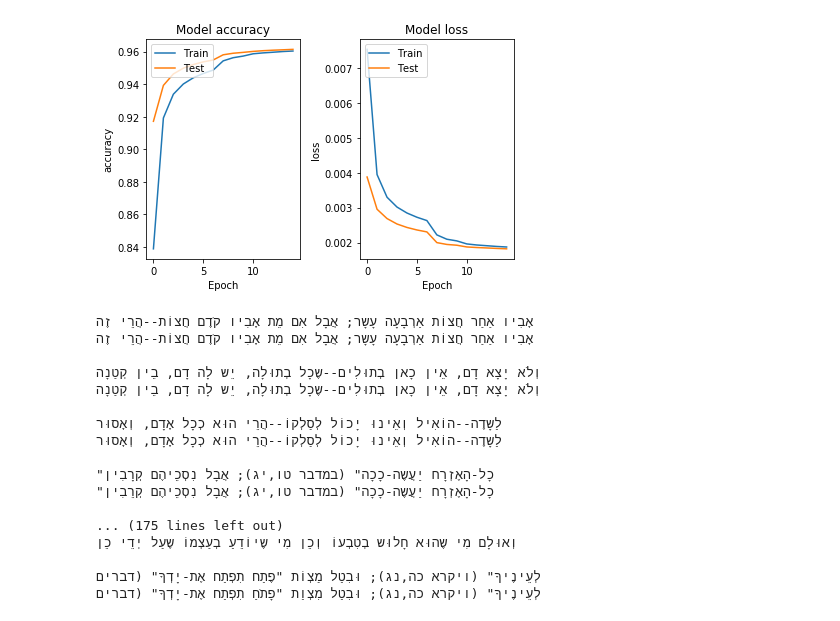
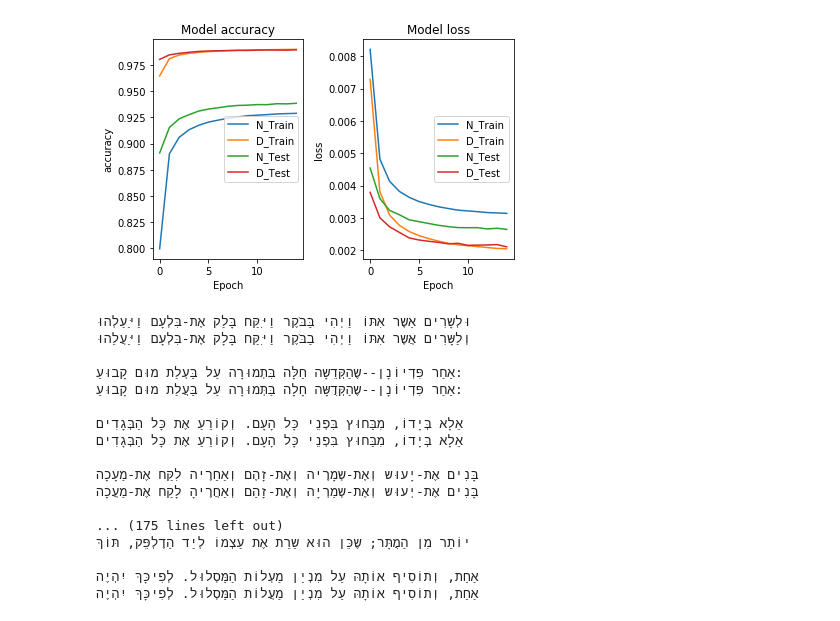
Before and after one commit to elazarg/nakdimon, a Jupyter notebook: niqqud.ipynb, the cells around one changed output. Saved outputs shown, nothing was run; the diff lists cells and outputs as text; code cells hidden in the pictures.

Commit message:
add dagesh

```diff
--- a/niqqud.ipynb
+++ b/niqqud.ipynb
@@ -13,7 +10,7 @@ The tensorboard extension is already loaded. To reload it, use:
 import importlib
 importlib.reload(dataset)
 
-MAXLEN = 60
+MAXLEN = 50
 BATCH_SIZE = 64  # 512
 files = ['texts/short_table.txt', 'texts/treasure_island.txt', 'texts/ahava.txt', 'texts/rambam_mamre.txt', 'texts/ali_baba.txt', 'texts/bible.txt']
 
@@ -37,16 +34,18 @@ h = layers.Dropout(0.5)(h)
 # h = h1  # layers.Add()([h1, h])
 
 h = layers.Dense(256, activation='relu', kernel_regularizer=l2(5e-5))(h)
-h = layers.Dropout(0.5)(h)
+output = layers.Dropout(0.5, name='GenericOutput')(h)
 #h = layers.Add()([h1, h])
 # for k in range(1):
 #     h = layers.Add()([h, Dense(256)(h)])
 
-output_niqqud= layers.Dense(data.niqqud_texts.shape[2])(h)
-model_niqqud = tf.keras.Model(inputs=[inp], outputs=[h])
+output_niqqud = layers.Dense(data.niqqud_texts.shape[2], name='N')(output)
+output_dagesh = layers.Dense(data.dagesh_texts.shape[2], name='D')(output)
+
+model = tf.keras.Model(inputs=[inp], outputs=[output_niqqud, output_dagesh])
 adam = tf.keras.optimizers.Adam(learning_rate=0.001, beta_1=0.9, beta_2=0.999, amsgrad=False)
-model_niqqud.compile(loss='mean_squared_logarithmic_error', optimizer=adam, metrics=['accuracy'])
+model.compile(loss='mean_squared_logarithmic_error', optimizer=adam, metrics=['accuracy'])
 
-plot_model(model_niqqud, to_file='model.png')
-model_niqqud.summary()
+plot_model(model, to_file='model.png')
+model.summary()
 # %% [output]
@@ -70,16 +69,16 @@ _________________________________________________________________
 # %%
 
-log_dir = "logs\\fit\\" + datetime.datetime.now().strftime("%Y%m%d-%H%M%S")
-tensorboard_callback = tf.keras.callbacks.TensorBoard(log_dir=log_dir, histogram_freq=1)
+# log_dir = "logs\\fit\\" + datetime.datetime.now().strftime("%Y%m%d-%H%M%S")
+# tensorboard_callback = tf.keras.callbacks.TensorBoard(log_dir=log_dir, histogram_freq=1)
 def fit(EPOCHS):
-    return model_niqqud.fit(data.input_texts, data.niqqud_texts,
+    return model.fit(data.input_texts, [data.niqqud_texts, data.dagesh_texts],
           batch_size=BATCH_SIZE,
           epochs=EPOCHS,
-          validation_data=(data.input_validation, data.niqqud_validation),
+          validation_data=(data.input_validation, [data.niqqud_validation,  data.dagesh_validation]),
           callbacks=[
               # tf.keras.callbacks.ModelCheckpoint(filepath='niqqud_checkpoints/ckpt_{epoch}', save_weights_only=True),
-              tf.keras.callbacks.EarlyStopping(monitor='accuracy', patience=2, verbose=1),
-              tf.keras.callbacks.ReduceLROnPlateau(monitor='loss', factor=0.2, patience=0, min_lr=0.0001),
+              # tf.keras.callbacks.EarlyStopping(patience=2, verbose=1), # monitor='accuracy',
+              # tf.keras.callbacks.ReduceLROnPlateau(factor=0.2, patience=0, min_lr=0.0001), # monitor='loss',
               # tensorboard_callback,
           ]
     )
@@ -108,51 +107,53 @@ history1 = fit(EPOCHS=5)
 # %%
 import matplotlib.pyplot as plt
 
 for n, v in enumerate(['accuracy', 'loss'], 1):
     plt.subplot(1, 2, n)
-    plt.plot(history.history[v][0:])
-    plt.plot(history.history['val_' +  v][0:])
+    plt.plot(history.history['N_' + v][0:])
+    plt.plot(history.history['D_' + v][0:])
+    plt.plot(history.history['val_N_' +  v][0:])
+    plt.plot(history.history['val_D_' +  v][0:])
     plt.title('Model ' + v)
     plt.ylabel(v)
     plt.xlabel('Epoch')
-    plt.legend(['Train', 'Test'], loc='upper left')
+    plt.legend(['N_Train',  'D_Train', 'N_Test', 'D_Test'], loc='center right')
 
 plt.tight_layout()
 # %% [output]
-[figure, old version]
+[figure, new version]
 # %%
 
-model = tf.keras.Model(inputs=[inp], outputs=[tf.keras.layers.Softmax()(h)])
+model = tf.keras.Model(inputs=[inp], outputs=[tf.keras.layers.Softmax()(output_niqqud), tf.keras.layers.Softmax()(output_dagesh)])
 
 def print_predictions(k):
     s = slice(k*BATCH_SIZE, (k+1)*BATCH_SIZE)
     batch = data.input_validation[s]
-    actual = model.predict(batch)
-    expected = data.niqqud_validation[s]
-    for a, e in zip(data.merge(batch, ns=actual), data.merge(batch, ns=expected)):
+    [actual_niqqud, actual_dagesh] = model.predict(batch)
+    [expected_niqqud, expected_dagesh] = [data.niqqud_validation[s], data.dagesh_validation[s]]
+    for a, e in zip(data.merge(batch, ns=actual_niqqud, ds=actual_dagesh), data.merge(batch, ns=expected_niqqud, ds=expected_dagesh)):
         print(a)
         print(e)
         print()
 
 print_predictions(2)
 # %% [output]
-אָבִיו אַחַר חֲצוֹת אַרְבָעָה עָשָר; אֲבָל אִם מֵת אָבִיו קֹדֶם חֲצוֹת--הֲרֵי זֶה
-אָבִיו אַחַר חֲצוֹת אַרְבָעָה עָשָר; אֲבָל אִם מֵת אָבִיו קֹדֶם חֲצוֹת--הֲרֵי זֶה
+וּלְשָרִים אַשֶר אִתּוֹ וַיְהִי בַּבֹּקֶר וַיִּקַּח בָּלַק אֶת-בִּלְעָם וַיַּעַלְהוּ
+וְלַשָּרִים אֲשֶר אִתּוֹ וַיְהִי בַבֹּקֶר וַיִּקַּח בָּלָק אֶת-בִּלְעָם וַיַּעֲלֵהוּ
 
-וְלֹא יָצָא דָם, אֵין כָאן בְתוּלִים--שֶכָל בְתוּלָה, יֵש לָה דָם, בֵין קְטַנָה
-וְלֹא יָצָא דָם, אֵין כָאן בְתוּלִים--שֶכָל בְתוּלָה, יֵש לָה דָם, בֵין קְטַנָה
+אַחַר פִּדְיוֹנָן--שֶהַקְּדֵשָה חַלָּה בִּתְמוּרָה עַל בַּעְלַת מוּם קָבוּעַ:
+אַחַר פִּדְיוֹנָן--שֶהַקְּדֻשָּה חָלָה בַּתְּמוּרָה עַל בַּעֲלַת מוּם קָבוּעַ:
 
-לַשָדֶה--הוֹאִיל וְאֵינוּ יָכוֹל לְסַלְקוֹ--הֲרֵי הוּא כְכָל אָדָם, וְאָסוּר
-לַשָדֶה--הוֹאִיל וְאֵינוּ יָכוֹל לְסַלְקוֹ--הֲרֵי הוּא כְכָל אָדָם, וְאָסוּר
+אֵלָא בְּיָדוֹ, מִבַּחוּץ בִּפְנֵי כָּל הָעָם. וְקוֹרֵעַ אֶת כָּל הַבְּגָדִים
+אֵלָא בְּיָדוֹ, מִבַּחוּץ בִּפְנֵי כָּל הָעָם. וְקוֹרֵעַ אֶת כָּל הַבְּגָדִים
 
-"כָל-הָאֶזְרָח יַעֲשֶה-כָכָה" (במדבר טו,יג); אֲבָל נִסְכֵיהֶם קְרָבִין
-"כָל-הָאֶזְרָח יַעֲשֶה-כָכָה" (במדבר טו,יג); אֲבָל נִסְכֵיהֶם קְרֵבִין
+בָּנִים אֶת-יָעוּש וְאֶת-שְמָרֶיה וְאֶת-זָהֶם וְאַחַרֶיה לִקַּח אֶת-מַעָכָה
+בָּנִים אֶת-יְעוּש וְאֶת-שְמַרְיָה וְאֶת-זָהַם וְאַחֲרֶיהָ לָקַח אֶת-מַעֲכָה
 
 ... (175 lines left out)
-וְאוּלָם מִי שֶהוּא חָלוּש בְטִבְעוֹ וְכֵן מִי שֶיוֹדֵעַ בְעַצְמוֹ שֶעַל יְדֵי כֵן
+יוֹתֵר מִן הַמֻתָּר; שֶכֵּן הוּא שֵרֵת אֶת עַצְמוֹ לְיַד הַדֶלְפֵּק, תּוֹךְ
 
-לְעֵינֶיךָ" (ויקרא כה,נג); וּבִטַל מַצְוֹת "פֶתַח תִפְתַח אֶת-יָדְךָ" (דברים
-לְעֵינֶיךָ" (ויקרא כה,נג); וּבִטַל מִצְוַת "פָתֹחַ תִפְתַח אֶת-יָדְךָ" (דברים
+אַחַת, וְתוֹסִיף אוֹתָהּ עַל מִנְיַן מַעְלוֹת הַמַּסְלוּל. לְפִיכָּךְ יִהְיֶה
+אַחַת, וְתוֹסִיף אוֹתָהּ עַל מִנְיַן מַעֲלוֹת הַמַּסְלוּל. לְפִיכָּךְ יִהְיֶה
 # %%
 # model.load_weights(tf.train.latest_checkpoint('niqqud_checkpoints/'))
 # %%
```
Also changed, not shown: parts of 3 cells of this notebook, 1 other file.
